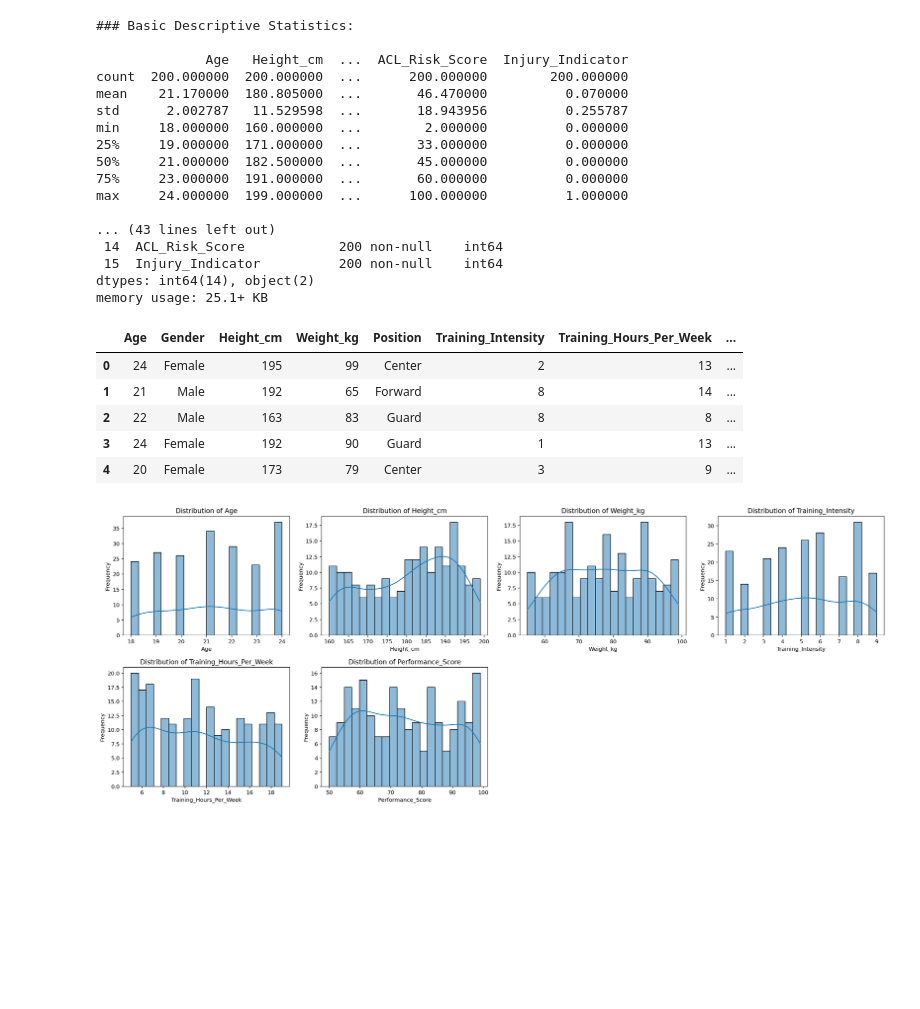
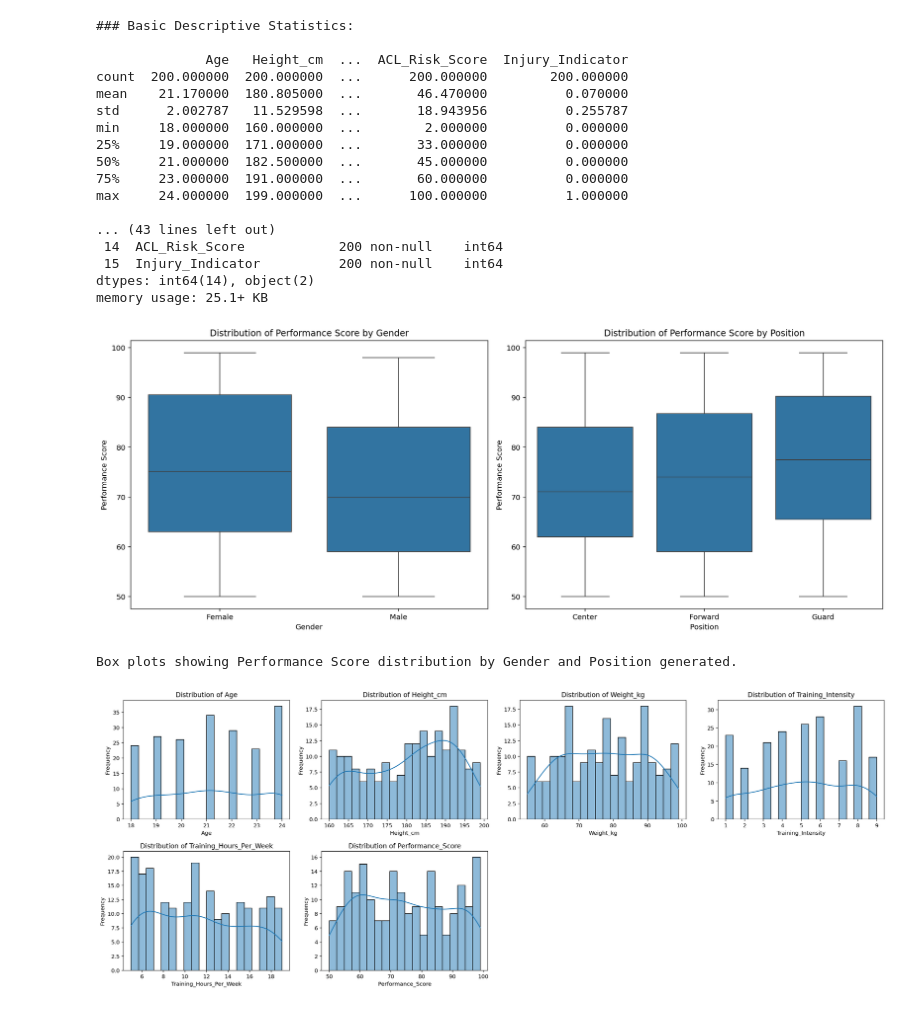
Before and after one commit to matkubita/Athlete_Performance_research, a Jupyter notebook: Athlete_Performance_Regression_Analysis_Zubalewicz_Kubita.ipynb, the cells around one changed output. Cells and saved outputs as stored; diff of their text form; code cells hidden in the pictures; blank space fills up the shorter version.

```diff
--- a/Athlete_Performance_Regression_Analysis_Zubalewicz_Kubita.ipynb
+++ b/Athlete_Performance_Regression_Analysis_Zubalewicz_Kubita.ipynb
@@ -99,15 +107,28 @@ max     24.000000  199.000000  ...      100.000000          1.000000
  15  Injury_Indicator          200 non-null    int64
 dtypes: int64(14), object(2)
 memory usage: 25.1+ KB
-# %%
-df.head()
-# %% [output]
-|  | Age | Gender | Height_cm | Weight_kg | Position | Training_Intensity | Training_Hours_Per_Week | ... |
-| 0 | 24 | Female | 195 | 99 | Center | 2 | 13 | ... |
-| 1 | 21 | Male | 192 | 65 | Forward | 8 | 14 | ... |
-| 2 | 22 | Male | 163 | 83 | Guard | 8 | 8 | ... |
-| 3 | 24 | Female | 192 | 90 | Guard | 1 | 13 | ... |
-| 4 | 20 | Female | 173 | 79 | Center | 3 | 9 | ... |
+# %%
+plt.figure(figsize=(15, 6))
+
+plt.subplot(1, 2, 1)
+sns.boxplot(x='Gender', y='Performance_Score', data=df)
+plt.title('Distribution of Performance Score by Gender')
+plt.xlabel('Gender')
+plt.ylabel('Performance Score')
+
+plt.subplot(1, 2, 2)
+sns.boxplot(x='Position', y='Performance_Score', data=df)
+plt.title('Distribution of Performance Score by Position')
+plt.xlabel('Position')
+plt.ylabel('Performance Score')
+
+plt.tight_layout()
+plt.show()
+
+print("Box plots showing Performance Score distribution by Gender and Position generated.")
+# %% [output]
+[figure, added]
+Box plots showing Performance Score distribution by Gender and Position generated.
 # %%
 numerical_cols = [ "Age", "Height_cm", "Weight_kg", "Training_Intensity", "Training_Hours_Per_Week", "Performance_Score"
 ]
```
Also changed, not shown: parts of 11 cells of this notebook, 1 other file.
